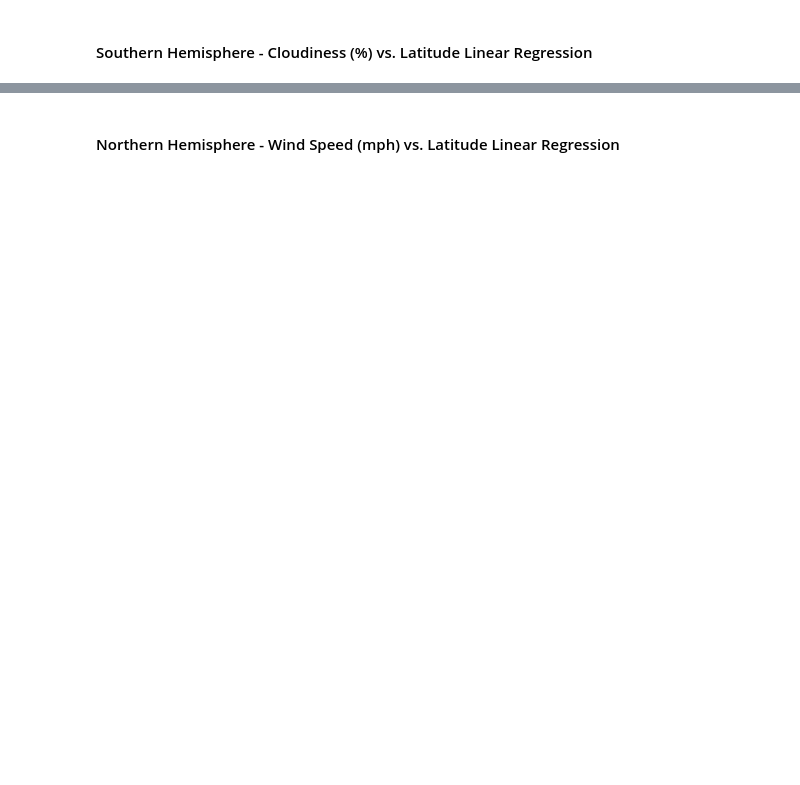
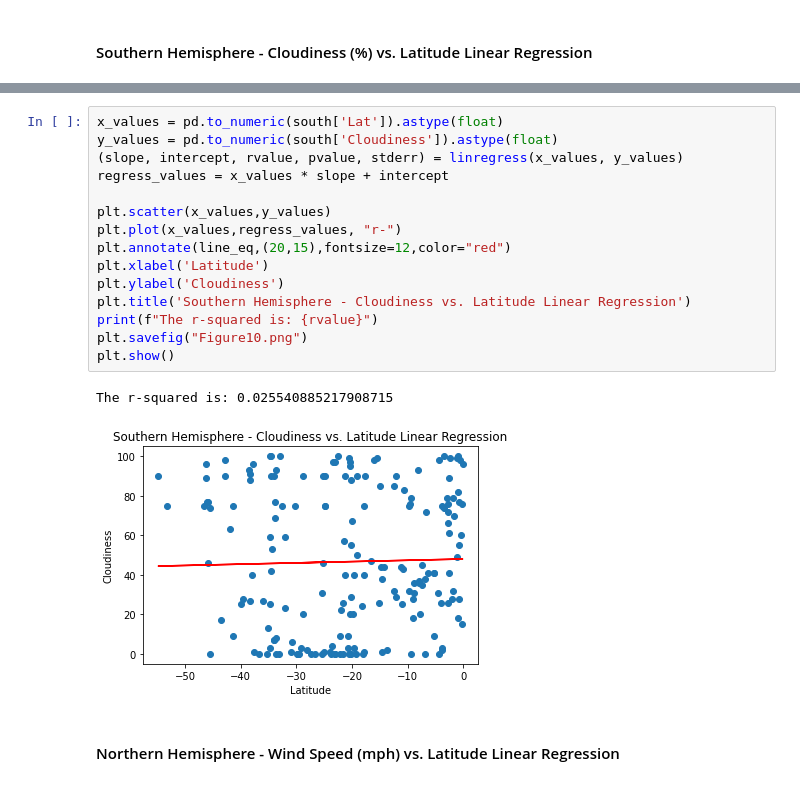
Before and after one commit to dgooden123/python-api-challenge, a Jupyter notebook: WeatherPy.ipynb, the cells around one changed output, grey strips where cells are left out. Drawn from its saved outputs; the diff is of its cells as text; blank space fills up the shorter version.

```diff
--- a/WeatherPy.ipynb
+++ b/WeatherPy.ipynb
@@ -308,2 +346,20 @@ The r-value is: 0.0035263772085582894
+# %%
+x_values = pd.to_numeric(south['Lat']).astype(float)
+y_values = pd.to_numeric(south['Cloudiness']).astype(float)
+(slope, intercept, rvalue, pvalue, stderr) = linregress(x_values, y_values)
+regress_values = x_values * slope + intercept
+
+plt.scatter(x_values,y_values)
+plt.plot(x_values,regress_values, "r-")
+plt.annotate(line_eq,(20,15),fontsize=12,color="red")
+plt.xlabel('Latitude')
+plt.ylabel('Cloudiness')
+plt.title('Southern Hemisphere - Cloudiness vs. Latitude Linear Regression')
+print(f"The r-squared is: {rvalue}")
+plt.savefig("Figure10.png")
+plt.show()
+# %% [output]
+The r-squared is: 0.025540885217908715
+[figure, added]
 # %% [markdown]
 ####  Northern Hemisphere - Wind Speed (mph) vs. Latitude Linear Regression
```
Also changed, not shown: parts of 13 cells of this notebook, 6 other files.
